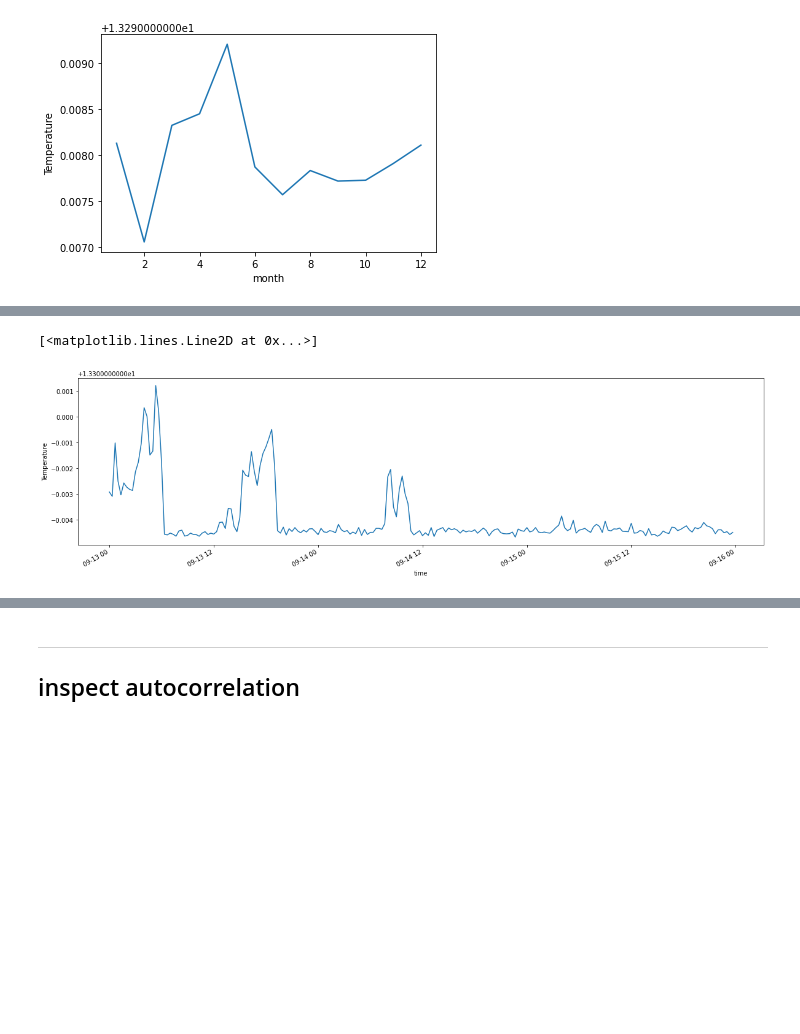
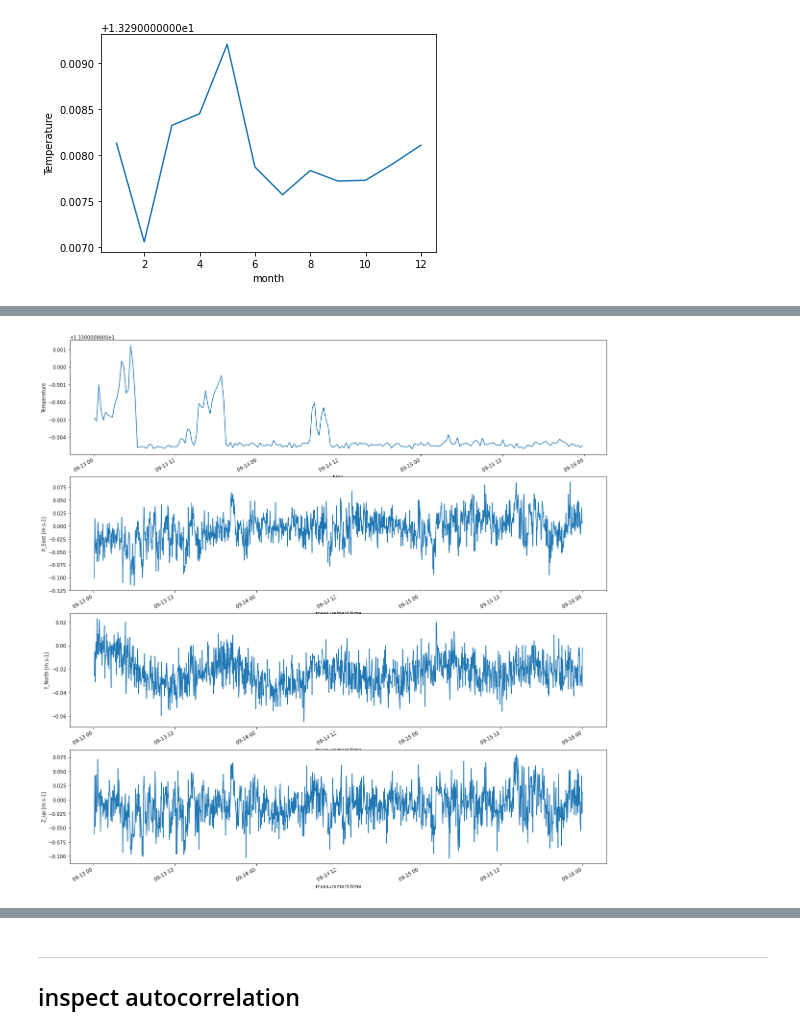
Before and after one commit to apatlpo/das_work, a Jupyter notebook: albatros.ipynb, the cells around one changed output, grey strips where cells are left out. Drawn from its saved outputs; the diff is of its cells as text; code cells hidden in the pictures; blank space fills up the shorter version.

```diff
--- a/albatros.ipynb
+++ b/albatros.ipynb
@@ -43,9 +52,12 @@ Median sampling interval = 3.05 minutes
 # %%
+aquadop_nc = root_dir+"Emso_Ligure_Ouest_MII_Aquadopp_NetCDF_3bc5_e3b3_b8d8.nc"
 
-reload = True
-if
-    ds_aqua = xr.open_dataset(aquadopp)
+reload = False
+
+if reload:
+    ds_aqua = xr.open_dataset(aquadop_nc)
 else:
-    aquadopp = "Emso_Ligure_Ouest_MII_Aquadopp_NetCDF_3bc5_e3b3_b8d8.nc"
-    ds_aqua = load_emso_nc(aquadopp, resample="20min")
-    ds_aqua.to_netcdf("aquaddopp.nc")
+    ds_aqua = load_emso_nc(aquadop_nc, resample=None) #"20min"
+    ds_aqua.to_netcdf(root_dir+"aquadop.nc")
+
+ds_aqua
@@ -56,3 +83,8 @@ ds_aqua["X_East"].plot()
+# %%
+_temp = ds_microcat["Temperature"]
+_u = ds_aqua["X_East"]
+_v = ds_aqua["Y_North"]
+_w = ds_aqua["Z_up"]
 # %% [markdown]
 ---
 
@@ -67,0 +101,7 @@ da.plot()
+# %%
+fig, ax = plt.subplots(1,1, figsize=(20,10))
+_u.plot()
+(_v-.1).plot()
+(_w-.2).plot()
+
+ax.set_title("Albatros aquadopp")
@@ -90,0 +143,11 @@ da.sel(time="2019-09").plot(figsize=(20,5))
+# %%
+def plot_tempuv(time):
+    fig, axes = plt.subplots(4,1, figsize=(20,20))
+    ax = axes[0]
+    _temp.sel(time=time).plot(ax=ax)
+    ax = axes[1]
+    _u.sel(time=time).plot(ax=ax)
+    ax = axes[2]
+    _v.sel(time=time).plot(ax=ax)
+    ax = axes[3]
+    _w.sel(time=time).plot(ax=ax)
@@ -91,6 +158,5 @@ da.sel(time="2019-09").plot(figsize=(20,5))
 # %%
-da.sel(time=slice("2019-09-13", "2019-09-15")).plot(figsize=(20,5))
+plot_tempuv(slice("2019-09-13", "2019-09-15"))
 # %% [output]
-[<matplotlib.lines.Line2D at 0x...>]
-[figure, old version]
+[figure, new version]
 # %%
```
Also changed, not shown: parts of 31 cells of this notebook.
